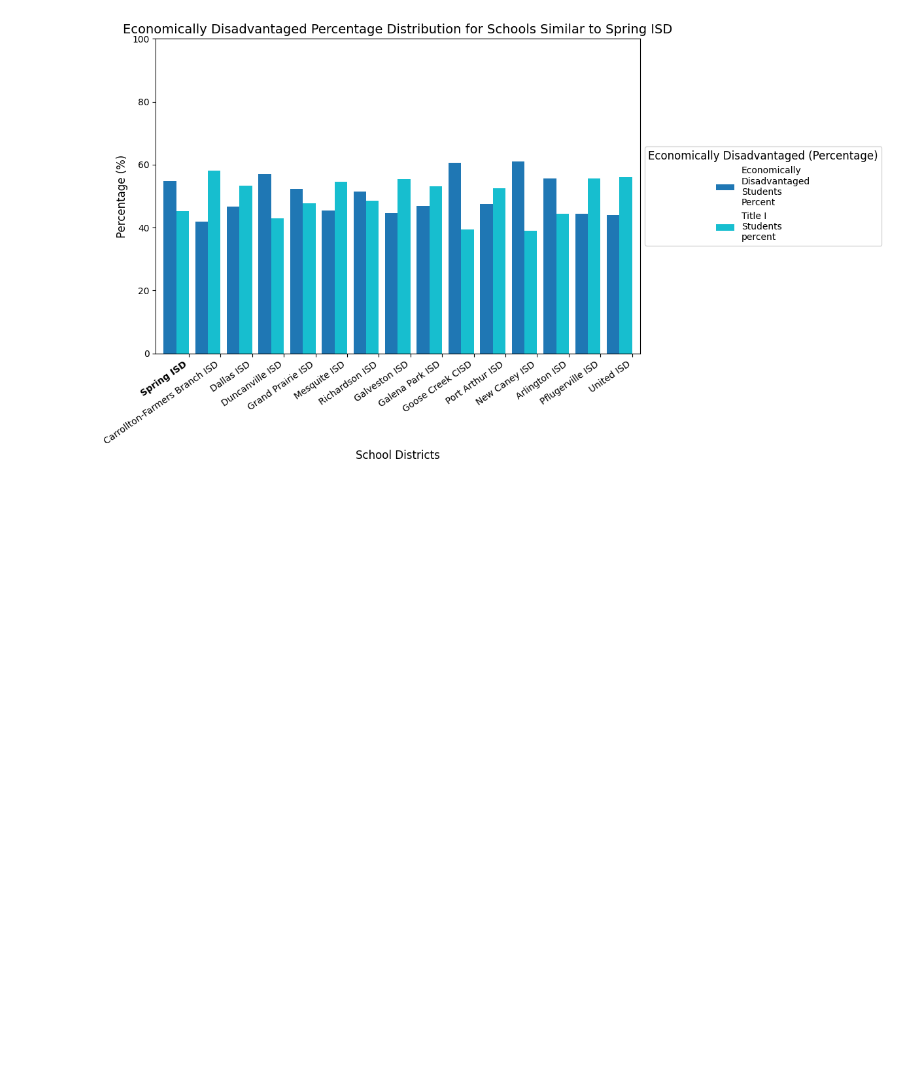
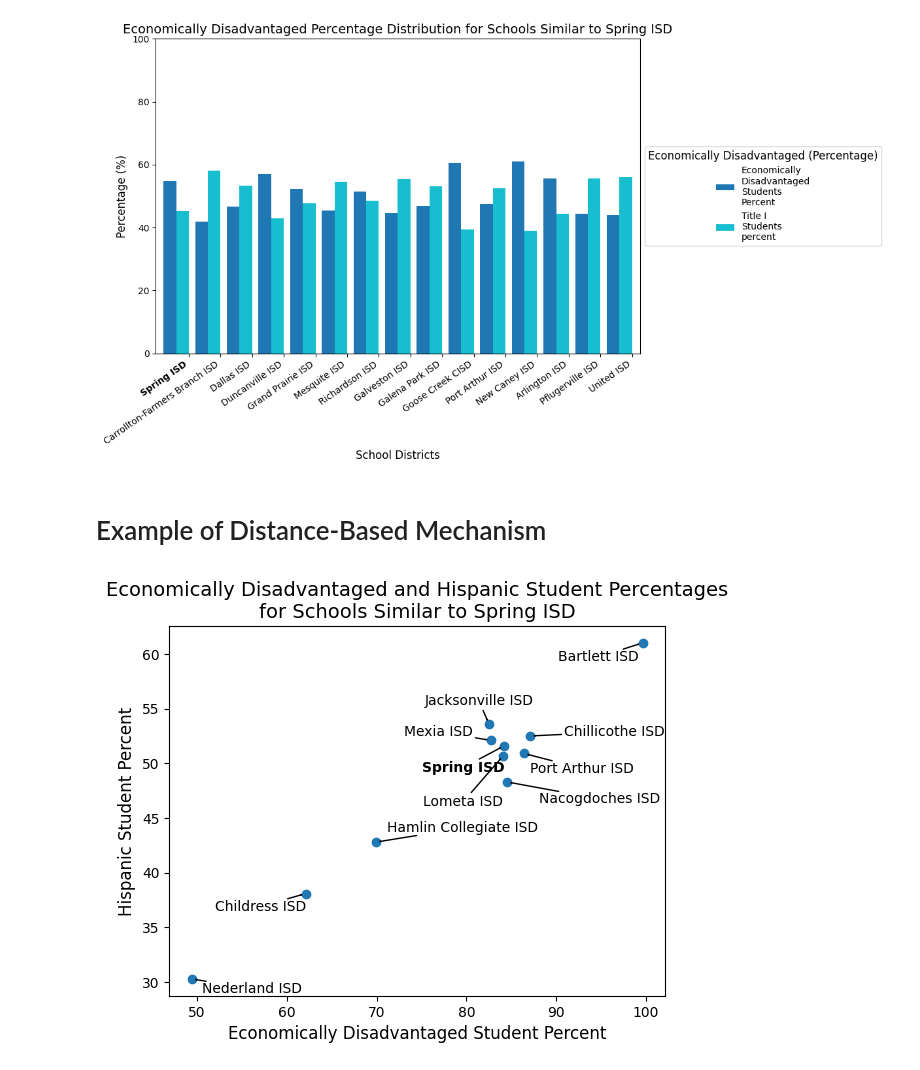
Before and after one commit to RiceD2KLab/HERC_Sp25, a Jupyter notebook: 4_Data_Modeling/4.2_KNN_Clustering/SpringISD.ipynb, the cells around one changed output. Saved outputs shown, nothing was run; the diff lists cells and outputs as text; code cells hidden in the pictures; blank space fills up the shorter version.

Commit message:
Added metric plots

```diff
--- a/4_Data_Modeling/4.2_KNN_Clustering/SpringISD.ipynb
+++ b/4_Data_Modeling/4.2_KNN_Clustering/SpringISD.ipynb
@@ -90,3 +88,39 @@ language_education_plot = comparePlotter(springISD, plot_func = plot_language_ed
 econ_disadv_plot = comparePlotter(springISD, plot_func = plot_economically_disadvantaged_side_by_side, df = df, selected_features = gifted_students + race_ethnicity_percent + student_count + staff_count + economically_disadvantaged + language_education_percent + special_populations_percent + special_ed_504)
 # %% [output]
 [figure]
+# %% [markdown]
+# Example of Distance-Based Mechanism
+# %%
+neighbors = compareMetrics(springISD, df = df, selected_features = [economically_disadvantaged[0], race_ethnicity_percent[3]])
+
+example_data = df[df['DISTRICT_id'].isin(neighbors['DISTRICT_id'])]
+
+example_data = example_data[['DISTNAME', 'DISTRICT_id', economically_disadvantaged[0], race_ethnicity_percent[3]]]
+# %%
+import matplotlib.pyplot as plt
+from adjustText import adjust_text
+from KNN_Diagnostic_Plots import title_case_with_spaces
+
+x = example_data[economically_disadvantaged[0]].reset_index(drop=True)
+y = example_data[race_ethnicity_percent[3]].reset_index(drop=True)
+l = [title_case_with_spaces(label) for label in example_data['DISTNAME'].reset_index(drop=True)]
+
+fig, ax = plt.subplots()
+ax.scatter(x, y)
+
+texts = [ax.text(x[i], y[i], l[i], ha='center', va='center') for i in range(len(l))]
+
+# Apply bold to the labels that match the condition
+for text in texts:
+    if 'Spring ISD'.lower() in text.get_text().lower():
+        text.set_fontweight('bold')
+
+adjust_text(texts, expand=(1.2, 2), # expand text bounding boxes by 1.2 fold in x direction and 2 fold in y direction
+            arrowprops=dict(arrowstyle='->', color='black') # ensure the labeling is clear by adding arrows
+            );
+plt.title(f"Economically Disadvantaged and Hispanic Student Percentages\nfor Schools Similar to Spring ISD", fontsize=14)
+plt.xlabel("Economically Disadvantaged Student Percent", fontsize=12)
+plt.ylabel("Hispanic Student Percent", fontsize=12)
+plt.show()
+# %% [output]
+[figure, added]
```
Also changed, not shown: parts of 15 cells of this notebook.
